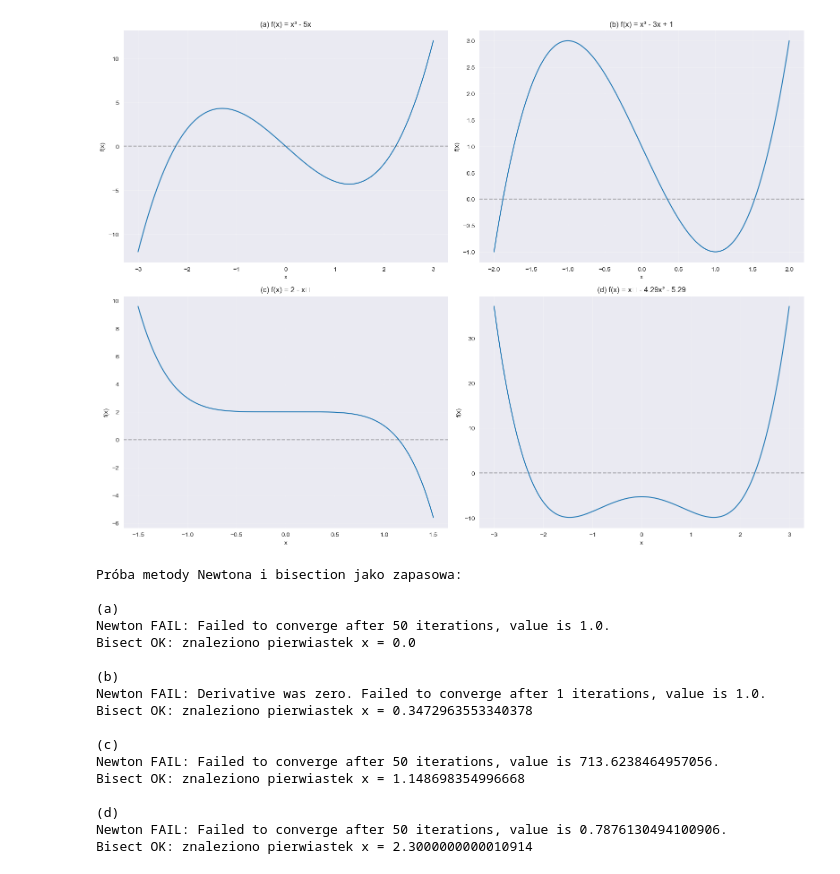
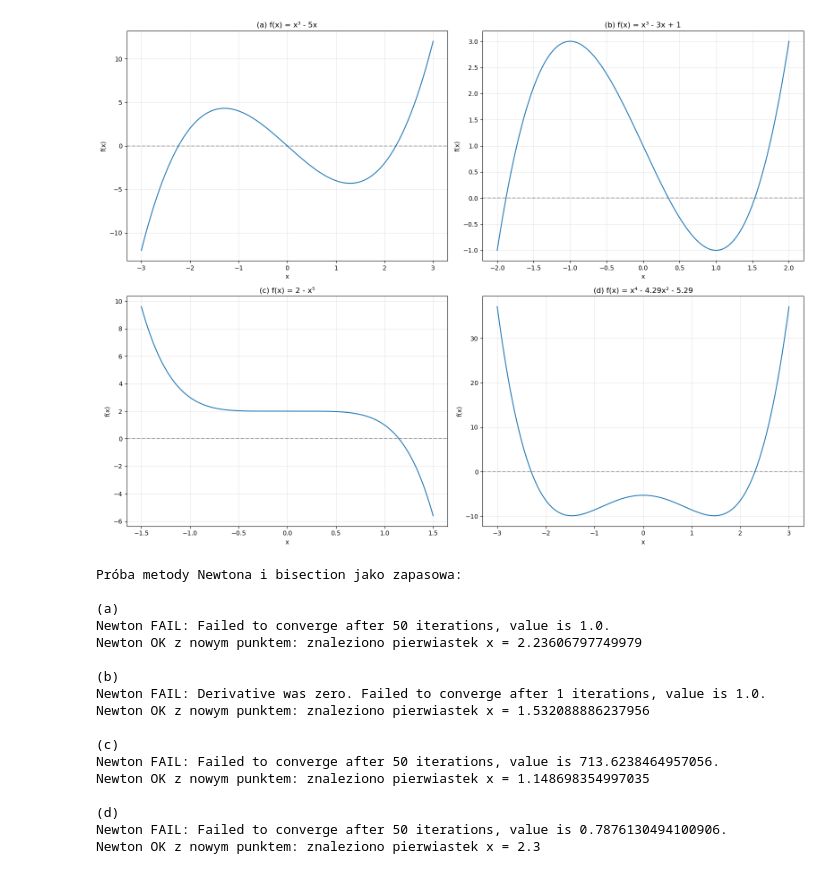
Before and after one commit to depebul/MOWNIT, a Jupyter notebook: lab08/zad1.ipynb, the cells around one changed output. Cells and saved outputs as stored; diff of their text form; code cells hidden in the pictures.

```diff
--- a/lab08/zad1.ipynb
+++ b/lab08/zad1.ipynb
@@ -88,75 +88,78 @@ plt.show()
 
 print("Próba metody Newtona i bisection jako zapasowa:")
 
-# (a) f(x) = x^3 - 5x, x0 = 1
+
+# (a) f(x) = x^3 - 5x
 print("\n(a)")
 try:
     result_a = optimize.newton(f_a, 1.0, fprime=df_a)
     print(f"Newton OK: znaleziono pierwiastek x = {result_a}")
 except RuntimeError as e:
     print(f"Newton FAIL: {str(e)}")
+    # Try with a different starting point
+    try:
+        result_a = optimize.newton(f_a, 2.0, fprime=df_a)
+        print(f"Newton OK z nowym punktem: znaleziono pierwiastek x = {result_a}")
+    except RuntimeError as e:
+        print(f"Newton FAIL z nowym punktem: {str(e)}")
 
-    try:
-        result_a = optimize.bisect(f_a, -1, 1)
-        print(f"Bisect OK: znaleziono pierwiastek x = {result_a}")
-    except ValueError as e:
-        print(f"Bisect FAIL: {str(e)}")
-
-# (b) f(x) = x^3 - 3x + 1, x0 = 1
+# (b) f(x) = x^3 - 3x + 1
 print("\n(b)")
 try:
     result_b = optimize.newton(f_b, 1.0, fprime=df_b)
     print(f"Newton OK: znaleziono pierwiastek x = {result_b}")
 except RuntimeError as e:
     print(f"Newton FAIL: {str(e)}")
+    # Try with a different starting point
     try:
-        result_b = optimize.bisect(f_b, 0, 1)
-        print(f"Bisect OK: znaleziono pierwiastek x = {result_b}")
-    except ValueError as e:
-        print(f"Bisect FAIL: {str(e)}")
+        result_b = optimize.newton(f_b, 1.3, fprime=df_b)
+        print(f"Newton OK z nowym punktem: znaleziono pierwiastek x = {result_b}")
+    except RuntimeError as e:
+        print(f"Newton FAIL z nowym punktem: {str(e)}")
 
-# (c) f(x) = 2 - x^5, x0 = 0.01
+# (c) f(x) = 2 - x^5
 print("\n(c)")
 try:
     result_c = optimize.newton(f_c, 0.01, fprime=df_c)
     print(f"Newton OK: znaleziono pierwiastek x = {result_c}")
 except RuntimeError as e:
     print(f"Newton FAIL: {str(e)}")
+    # Try with a different starting point
     try:
-        result_c = optimize.bisect(f_c, 1, 2)
-        print(f"Bisect OK: znaleziono pierwiastek x = {result_c}")
-    except ValueError as e:
-        print(f"Bisect FAIL: {str(e)}")
+        result_c = optimize.newton(f_c, 1, fprime=df_c)
+        print(f"Newton OK z nowym punktem: znaleziono pierwiastek x = {result_c}")
+    except RuntimeError as e:
+        print(f"Newton FAIL z nowym punktem: {str(e)}")
 
-# (d) f(x) = x^4 - 4.29x^2 - 5.29, x0 = 0.8
+# (d) f(x) = x^4 - 4.29x^2 - 5.29
 print("\n(d)")
 try:
     result_d = optimize.newton(f_d, 0.8, fprime=df_d)
     print(f"Newton OK: znaleziono pierwiastek x = {result_d}")
 except RuntimeError as e:
     print(f"Newton FAIL: {str(e)}")
-
+    # Try with a different starting point
     try:
-        result_d = optimize.bisect(f_d, 1, 3)
-        print(f"Bisect OK: znaleziono pierwiastek x = {result_d}")
-    except ValueError as e:
-        print(f"Bisect FAIL: {str(e)}")
+        result_d = optimize.newton(f_d, 2.0, fprime=df_d)
+        print(f"Newton OK z nowym punktem: znaleziono pierwiastek x = {result_d}")
+    except RuntimeError as e:
+        print(f"Newton FAIL z nowym punktem: {str(e)}")
 # %% [output]
-[figure, old version]
+[figure, new version]
 Próba metody Newtona i bisection jako zapasowa:
 
 (a)
 Newton FAIL: Failed to converge after 50 iterations, value is 1.0.
-Bisect OK: znaleziono pierwiastek x = 0.0
+Newton OK z nowym punktem: znaleziono pierwiastek x = 2.23606797749979
 
 (b)
 Newton FAIL: Derivative was zero. Failed to converge after 1 iterations, value is 1.0.
-Bisect OK: znaleziono pierwiastek x = 0.3472963553340378
+Newton OK z nowym punktem: znaleziono pierwiastek x = 1.532088886237956
 
 (c)
 Newton FAIL: Failed to converge after 50 iterations, value is 713.6238464957056.
-Bisect OK: znaleziono pierwiastek x = 1.148698354996668
+Newton OK z nowym punktem: znaleziono pierwiastek x = 1.148698354997035
 
 (d)
 Newton FAIL: Failed to converge after 50 iterations, value is 0.7876130494100906.
-Bisect OK: znaleziono pierwiastek x = 2.3000000000010914
+Newton OK z nowym punktem: znaleziono pierwiastek x = 2.3
```
Also changed, not shown: 2 other files.
